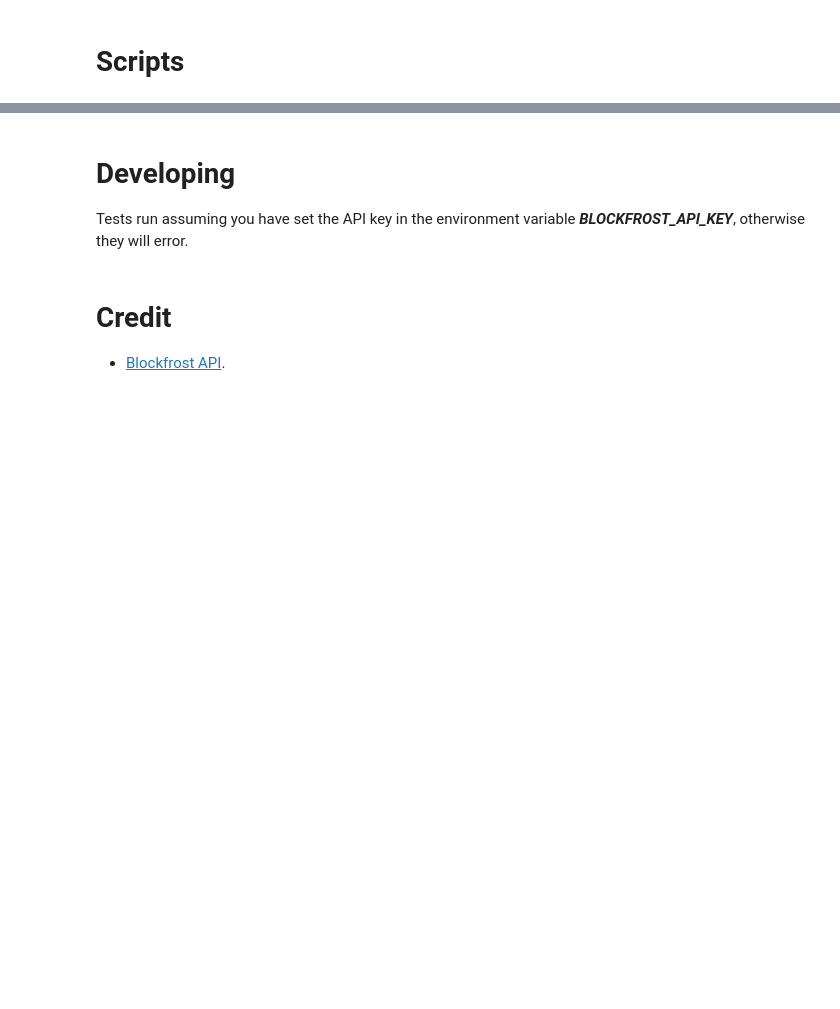
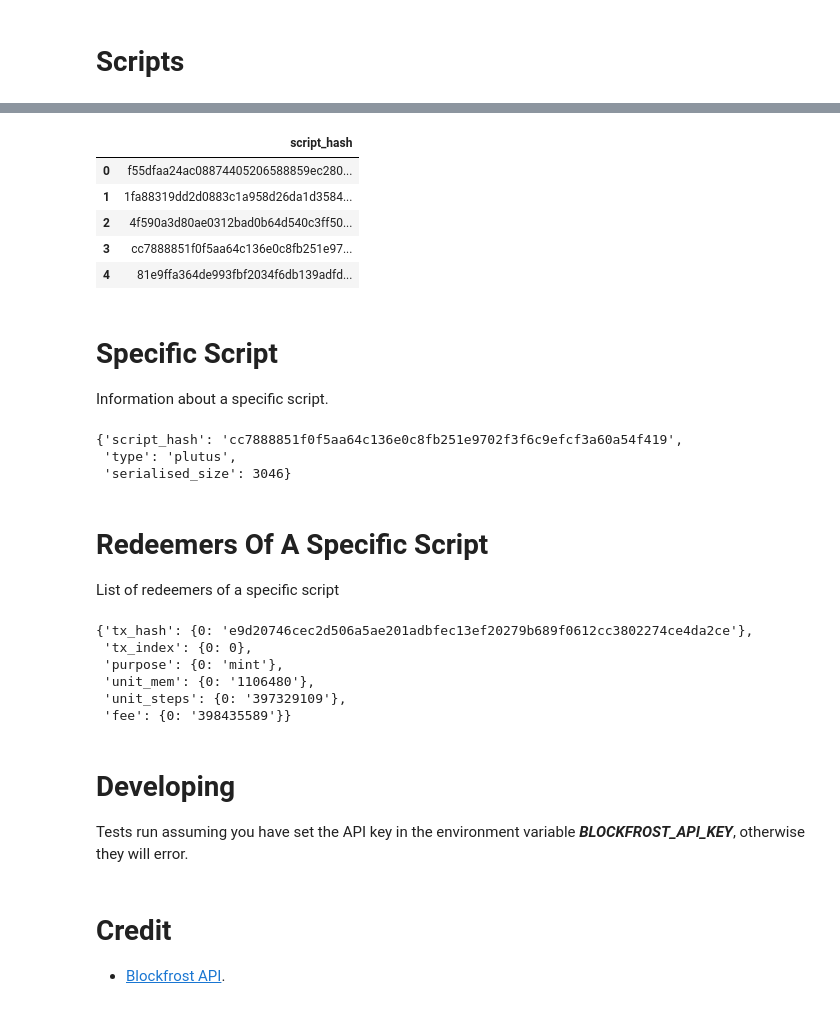
Before and after one commit to attadje/py-cardano-explorer, a Jupyter notebook: notebooks/readme.ipynb, the cells around one changed output, grey strips where cells are left out. Cells and saved outputs as stored; diff of their text form; code cells hidden in the pictures; blank space fills up the shorter version.

```diff
--- a/notebooks/readme.ipynb
+++ b/notebooks/readme.ipynb
@@ -721,3 +731,39 @@ AttributeError: 'Auth' object has no attribute 'scripts_list'
+# %%
+cardano_mainnet.scripts_list()
+#or
+cardano_mainnet.scripts_list(data_order='asc', # Optional: Data order (default: Ascending)
+                             nb_of_results=100, # Optional: Return max 100 results at the time (default: None), None for get all the data available.
+                             pandas=True) # Optional: Return a pandas dataframe)
+# %% [output]
+|  | script_hash |
+| 0 | f55dfaa24ac08874405206588859ec280... |
+| 1 | 1fa88319dd2d0883c1a958d26da1d3584... |
+| 2 | 4f590a3d80ae0312bad0b64d540c3ff50... |
+| 3 | cc7888851f0f5aa64c136e0c8fb251e97... |
+| 4 | 81e9ffa364de993fbf2034f6db139adfd... |
+# %% [markdown]
+# Specific Script
+
+Information about a specific script.
+# %%
+cardano_mainnet.specific_script(script_tx_hash)
+# %% [output]
+{'script_hash': 'cc7888851f0f5aa64c136e0c8fb251e9702f3f6c9efcf3a60a54f419',
+ 'type': 'plutus',
+ 'serialised_size': 3046}
+# %% [markdown]
+# Redeemers Of A Specific Script
+
+List of redeemers of a specific script
+# %%
+cardano_mainnet.redeem_specific_script(script_hash)
+# %% [output]
+{'tx_hash': {0: 'e9d20746cec2d506a5ae201adbfec13ef20279b689f0612cc3802274ce4da2ce'},
+ 'tx_index': {0: 0},
+ 'purpose': {0: 'mint'},
+ 'unit_mem': {0: '1106480'},
+ 'unit_steps': {0: '397329109'},
+ 'fee': {0: '398435589'}}
 # %% [markdown]
 # Developing
 Tests run assuming you have set the API key in the environment variable ***BLOCKFROST_API_KEY***, otherwise they will error.
```
Also changed, not shown: parts of 20 cells of this notebook.
